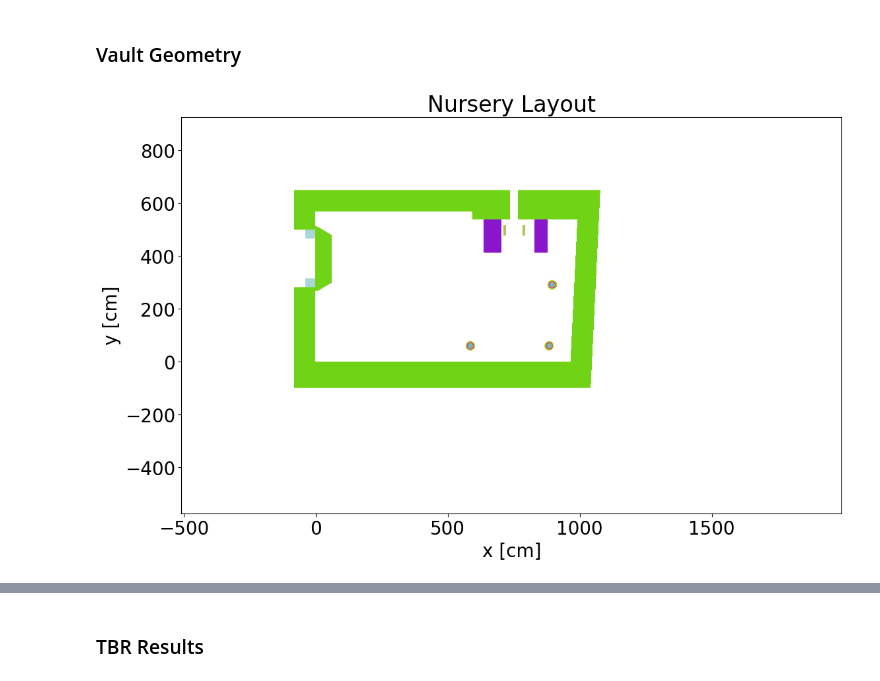
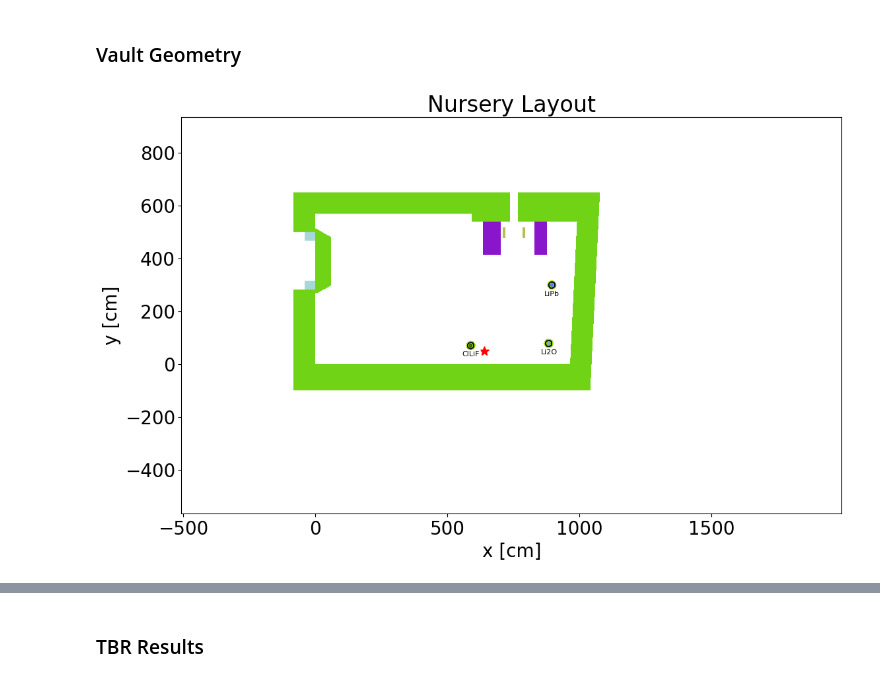
Before and after one commit to rossmacdonald98/Nursery_layout, a Jupyter notebook: analysis/neutron/postprocessing.ipynb, the cells around one changed output, grey strips where cells are left out. Cells and saved outputs as stored; diff of their text form; code cells hidden in the pictures.

```diff
--- a/analysis/neutron/postprocessing.ipynb
+++ b/analysis/neutron/postprocessing.ipynb
@@ -42,31 +41,51 @@ setting OPENMC_CROSS_SECTIONS to /home/rossmac/Repositories/Nursery_layout/analy
 # %%
 # Visualization
 
 from libra_toolbox.neutronics.vault import Air
 from openmc_model_vault import air, baby_positions, breeders
 
 # Calculate midpoint position (center of bounding box)
 min_xyz = np.min(baby_positions, axis=0)
 max_xyz = np.max(baby_positions, axis=0)
 midpoint = (min_xyz + max_xyz) / 2
 x_c, y_c, z_c = midpoint
 
+# Get the source BABY position
+source_idx = nursery_model.source_position - 1 if hasattr(nursery_model, "source_position") else 0
+source_x, source_y, source_z = baby_positions[source_idx]
+
 
 ax = geometry.plot(
     width=(2500, 1500),
     origin=(x_c, y_c, z_c + 10),
     pixels=(1000, 1000),
     basis="xy",
     color_by="material",
     colors={Air: "white", air: "white"},
 )
+
+# Add a red star marker for the neutron source
+ax.plot(source_x + 50, source_y -22, marker='*', color='red', markersize=10, label='Neutron Source')
+
+# Add breeder material labels under each BABY
+for (bx, by, bz), breeder in zip(baby_positions, breeders):
+    ax.text(
+        bx, by - 20,  # Adjust -20 as needed for spacing
+        breeder,
+        color='black',
+        fontsize=8,
+        ha='center',
+        va='top',
+        bbox=dict(facecolor='white', alpha=0.7, edgecolor='none', pad=1)
+    )
+
 ax.tick_params(axis="both", labelsize=20)
 ax.set_xlabel(ax.get_xlabel(), fontsize=20)
 ax.set_ylabel(ax.get_ylabel(), fontsize=20)
 ax.set_title("Nursery Layout", fontsize=24)
 plt.show()
 # %% [output]
-[figure, old version]
+[figure, new version]
 # %%
 ax = geometry.plot(
     width=(1000, 1000),
```
Also changed, not shown: parts of 12 cells of this notebook, 1 other file.
